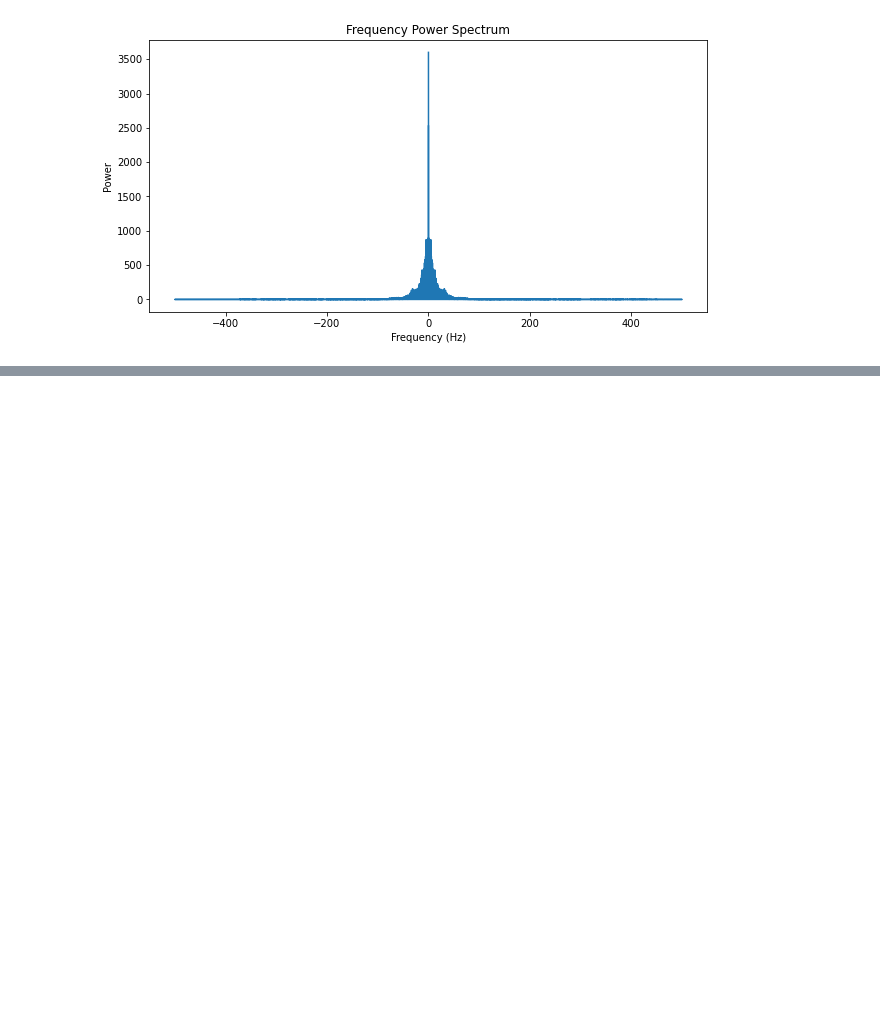
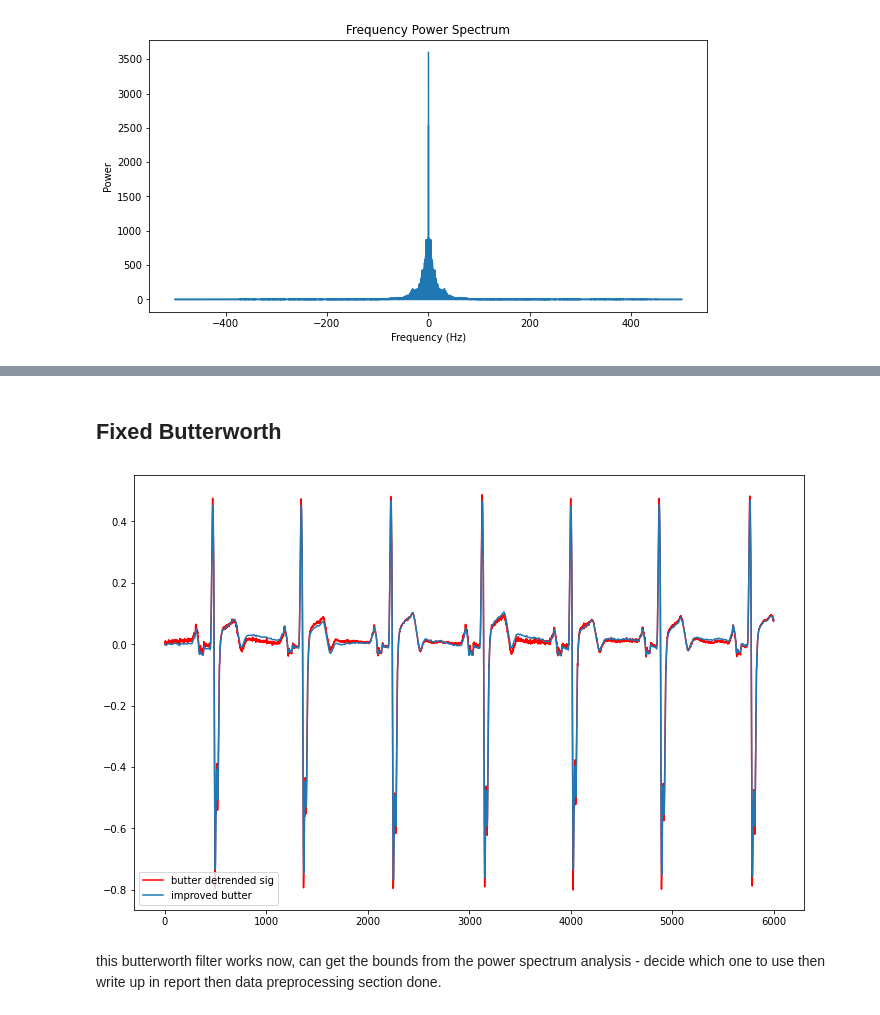
Before and after one commit to patcourts/ES98C-ECG-Project, a Jupyter notebook: examples/Data_Pre-processing_Experimentation.ipynb, the cells around one changed output, grey strips where cells are left out. Cells and saved outputs as stored; diff of their text form; code cells hidden in the pictures; blank space fills up the shorter version.

```diff
--- a/examples/Data_Pre-processing_Experimentation.ipynb
+++ b/examples/Data_Pre-processing_Experimentation.ipynb
@@ -331,3 +352,44 @@ plt.show()
 # %%
 #try and recreate the plot from the paper - do we do this in this file or in parameter one??
 #try to determine what cutoffs to use for the butterworth filters from the power spectra
+# %% [markdown]
+## Fixed Butterworth
+# %%
+#high-pass filter removes baseline wander
+def butter_highpass(cutoff, fs, order=5):
+    nyquist = 0.5 * fs
+    normal_cutoff = cutoff / nyquist
+    b, a = butter(order, normal_cutoff, btype='high', analog=False)
+    return b, a
+
+cutoff_frequency = 0.5  # Cutoff frequency in Hz (remove frequencies below this)
+b, a = butter_highpass(cutoff_frequency, sample_freq)
+baseline_removed_signal = filtfilt(b, a, signals[experimental_signal_indice])
+
+#band-pass filter to remove noise
+def butter_bandpass(lowcut, highcut, fs, order=5):
+    nyquist = 0.5 * fs
+    low = lowcut / nyquist
+    high = highcut / nyquist
+    b, a = butter(order, [low, high], btype='band')
+    return b, a
+
+lowcut = 1  # Lower bound of the band-pass filter
+highcut = 50  # Upper bound of the band-pass filter
+b, a = butter_bandpass(lowcut, highcut, sample_freq)
+denoised_signal = filtfilt(b, a, baseline_removed_signal)
+# %%
+fig, axes = plt.subplots(figsize = (12,8))
+
+axes.plot(detrended_signal[:6000], color = 'red', label = 'butter detrended sig')
+axes.plot(denoised_signal[:6000], label = 'improved butter')
+#axes.plot(signals[experimental_signal_indice][:6000])
+
+
+#axes.plot(detrended_signal_wavelet[:6000], color = 'blue', label = 'wavelet detrended sig')
+axes.legend()
+plt.show()
+# %% [output]
+[figure, added]
+# %% [markdown]
+this butterworth filter works now, can get the bounds from the power spectrum analysis - decide which one to use then write up in report then data preprocessing section done.
```
Also changed, not shown: parts of 8 cells of this notebook.
